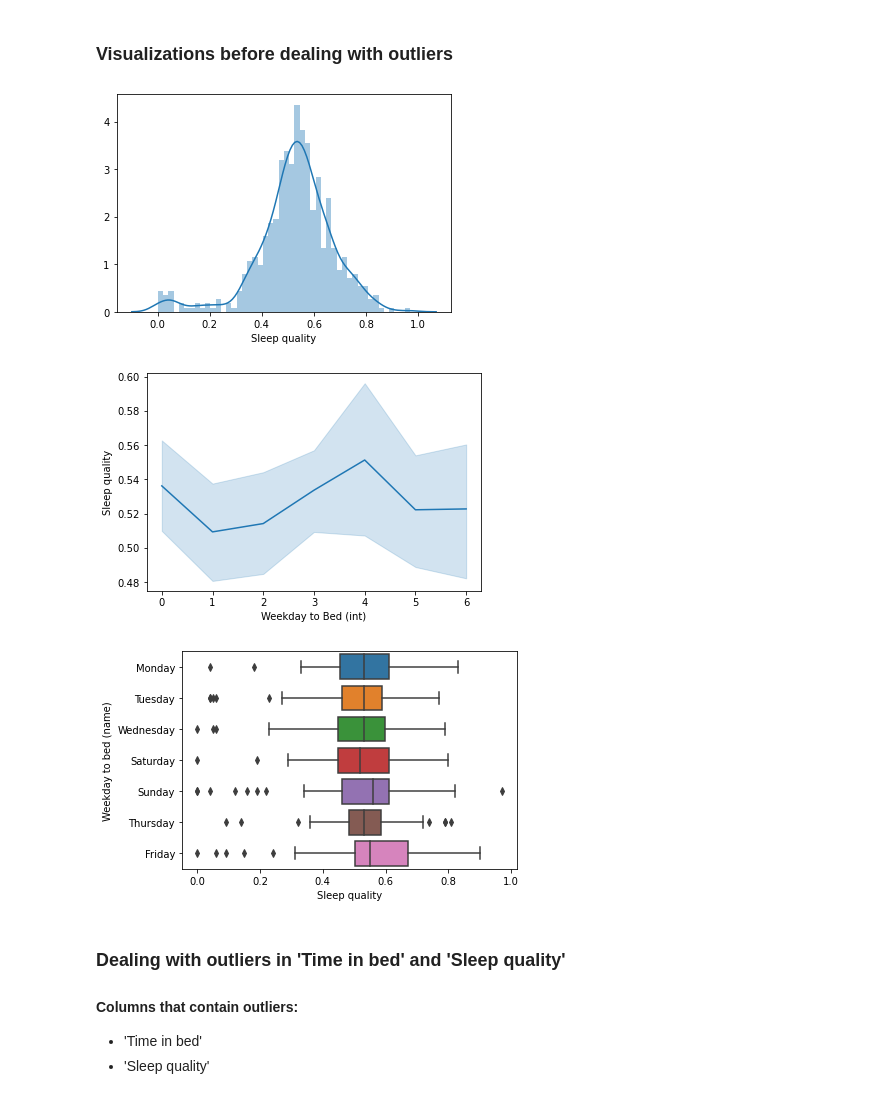
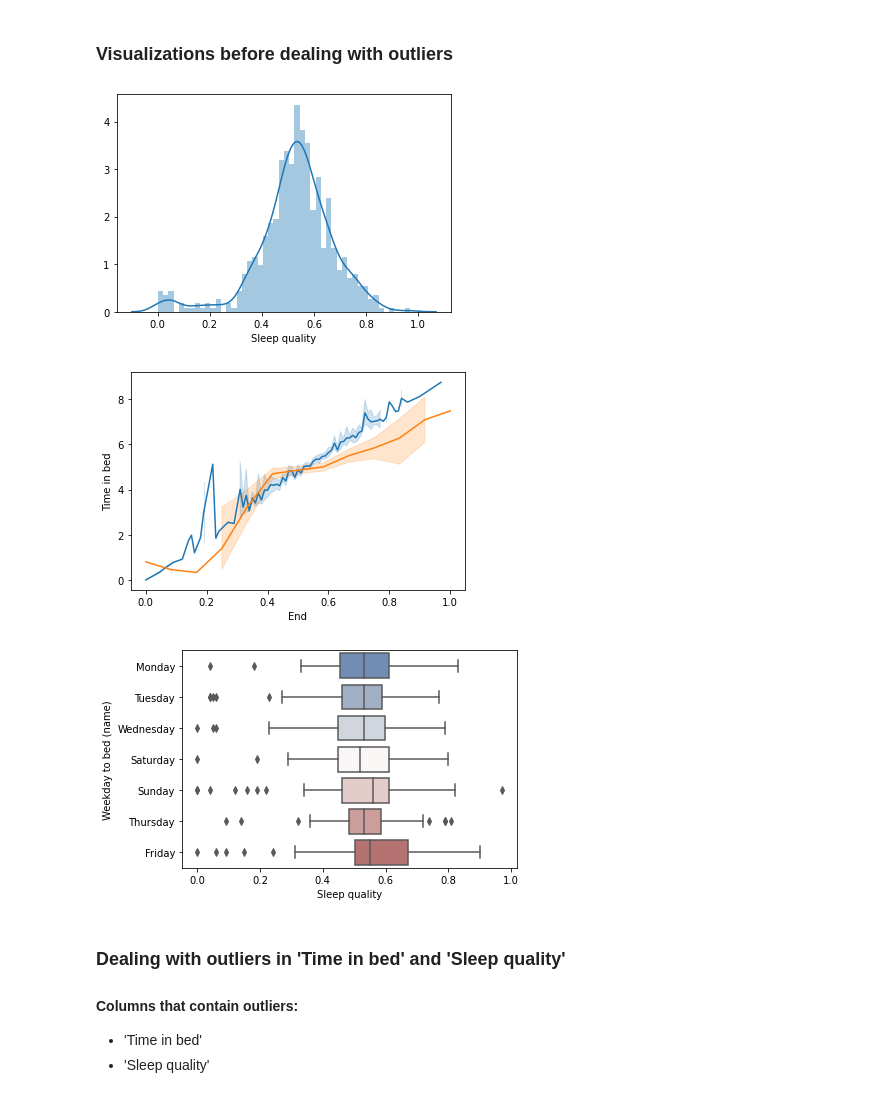
Before and after one commit to AVData/Data_Visualizations, a Jupyter notebook: Sleep_Data_notebook.ipynb, the cells around one changed output. Cells and saved outputs as stored; diff of their text form; code cells hidden in the pictures.

```diff
--- a/Sleep_Data_notebook.ipynb
+++ b/Sleep_Data_notebook.ipynb
@@ -251,7 +253,7 @@ for elem in range(len(column)):
 # %%
 # Step 1: change datatime for 'Start' and 'End' columns
 
-df['Start'] = pd.to_datetime(df['StaAgustinrt'], infer_datetime_format=True)
+df['Start'] = pd.to_datetime(df['Start'], infer_datetime_format=True)
 df['End'] = pd.to_datetime(df['End'], infer_datetime_format=True)
 
 print(f"Start date test:\n{df['Start'].head(3)}\n\nEnd date test:\n{df['End'].head(3)}")
@@ -551,26 +538,28 @@ P-value from chi^2 statistic: 0.00042567215220116214
 # %%
 # Subplots
 
 fig, ax = plt.subplots()
 # Plots
 # Distributions plots:
 # ax = sns.distplot(df['Sleep quality'], bins=int(len(df['Sleep quality'].value_counts())), hist=False)
 # ax = sns.distplot(df['Time in bed'], bins=int(len(df['Time in bed'].value_counts())), hist=False)
 ax = sns.distplot(df['Sleep quality'], bins=int(len(df['Sleep quality'].value_counts()))-25)
 
 fig_1, ax_1 = plt.subplots()
 # Line plots
-ax = sns.lineplot(df['Weekday to Bed (int)'], df['Sleep quality'])
-# ax = sns.lineplot(df['Time in bed'], df['Sleep quality'])
+# ax = sns.lineplot(df['Weekday to Bed (int)'], df['Sleep quality'])
+ax = sns.lineplot(df['Sleep quality'], df['Time in bed'])
+ax = sns.lineplot(df['End'].dt.hour/12, df['Time in bed'], legend='brief')
 
 fig_2, ax_2 = plt.subplots()
 # Box plots
 # ax_2 = sns.boxplot(x='Time in bed', y='Weekday to bed (name)', data=df)
-ax_2 = sns.boxplot(x='Sleep quality', y='Weekday to bed (name)', data=df)
+ax_2 = sns.boxplot(x='Sleep quality', y='Weekday to bed (name)', data=df, palette='vlag')
+# ax_2 = sns.boxplot(x=df['End'].dt.hour/12, y=df['Weekday to bed (name)'])
 # %% [output]
 [figure]
-[figure, old version]
+[figure, new version]
-[figure, old version]
+[figure, new version]
 # %% [markdown]
 ### Dealing with outliers in 'Time in bed' and 'Sleep quality'
 
```
Also changed, not shown: parts of 18 cells of this notebook.
